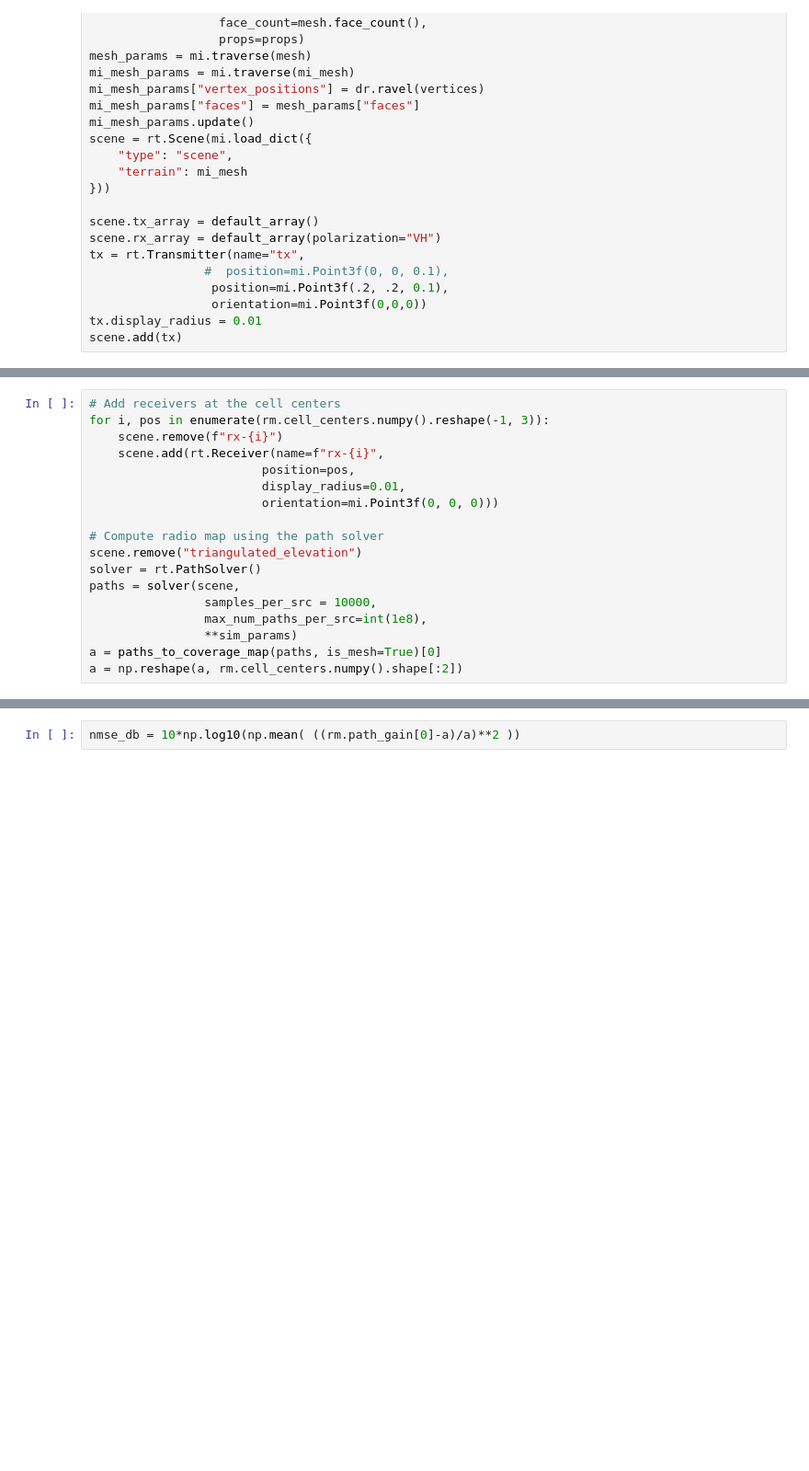
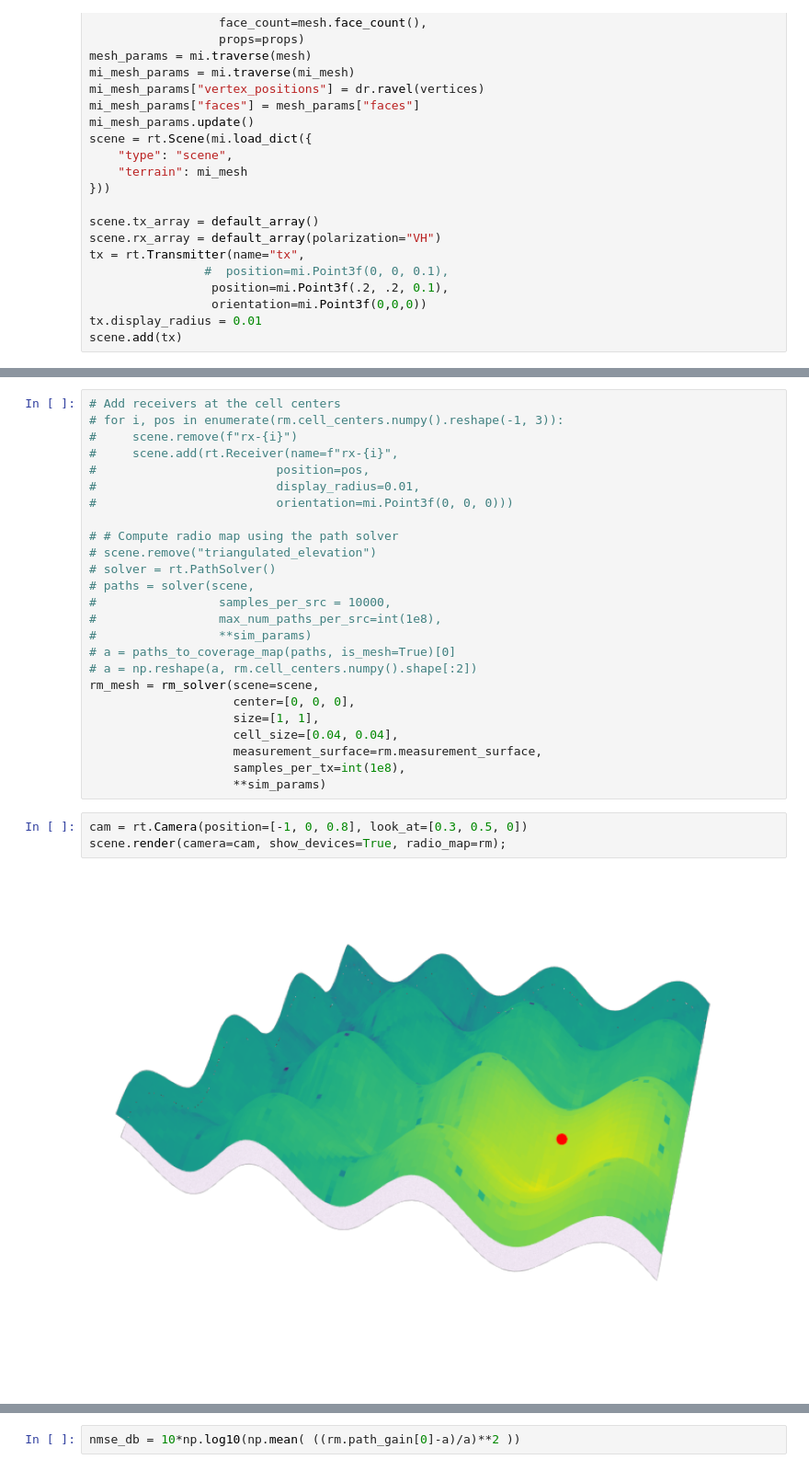
Before and after one commit to Jklein64/sionna-rt, a Jupyter notebook: debug/debug_dem.ipynb, the cells around one changed output, grey strips where cells are left out. Shown at 92% size. Saved outputs shown, nothing was run; the diff lists cells and outputs as text; blank space fills up the shorter version.

```diff
--- a/debug/debug_dem.ipynb
+++ b/debug/debug_dem.ipynb
@@ -162,18 +162,30 @@ for ax in axs.flat:
 # %%
 # Add receivers at the cell centers
-for i, pos in enumerate(rm.cell_centers.numpy().reshape(-1, 3)):
-    scene.remove(f"rx-{i}")
-    scene.add(rt.Receiver(name=f"rx-{i}",
-                        position=pos,
-                        display_radius=0.01,
-                        orientation=mi.Point3f(0, 0, 0)))
+# for i, pos in enumerate(rm.cell_centers.numpy().reshape(-1, 3)):
+#     scene.remove(f"rx-{i}")
+#     scene.add(rt.Receiver(name=f"rx-{i}",
+#                         position=pos,
+#                         display_radius=0.01,
+#                         orientation=mi.Point3f(0, 0, 0)))
 
-# Compute radio map using the path solver
-scene.remove("triangulated_elevation")
-solver = rt.PathSolver()
-paths = solver(scene,
-                samples_per_src = 10000,
-                max_num_paths_per_src=int(1e8),
-                **sim_params)
-a = paths_to_coverage_map(paths, is_mesh=True)[0]
-a = np.reshape(a, rm.cell_centers.numpy().shape[:2])
+# # Compute radio map using the path solver
+# scene.remove("triangulated_elevation")
+# solver = rt.PathSolver()
+# paths = solver(scene,
+#                 samples_per_src = 10000,
+#                 max_num_paths_per_src=int(1e8),
+#                 **sim_params)
+# a = paths_to_coverage_map(paths, is_mesh=True)[0]
+# a = np.reshape(a, rm.cell_centers.numpy().shape[:2])
+rm_mesh = rm_solver(scene=scene,
+                    center=[0, 0, 0],
+                    size=[1, 1],
+                    cell_size=[0.04, 0.04],
+                    measurement_surface=rm.measurement_surface,
+                    samples_per_tx=int(1e8),
+                    **sim_params)
+# %%
+cam = rt.Camera(position=[-1, 0, 0.8], look_at=[0.3, 0.5, 0])
+scene.render(camera=cam, show_devices=True, radio_map=rm);
+# %% [output]
+[figure, added]
```
Also changed, not shown: parts of 15 cells of this notebook.
